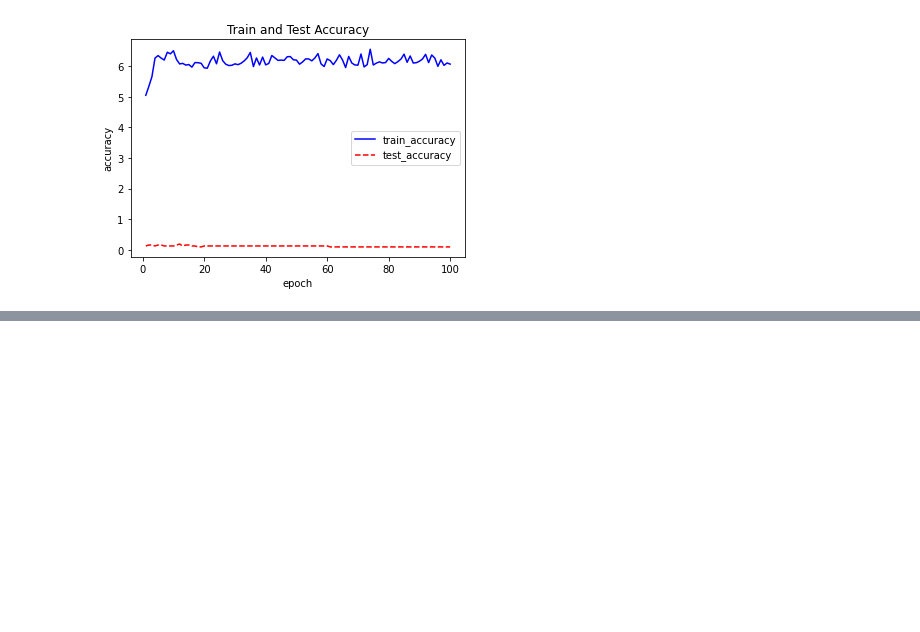
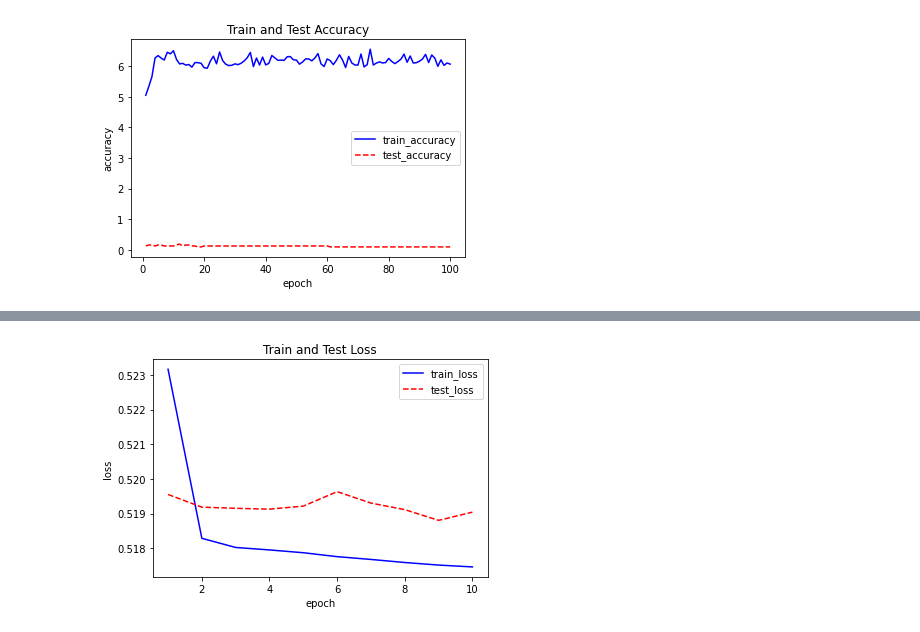
Before and after one commit to Vinnesta/l45-music-gnn, a Jupyter notebook: L45_Mozart_is_a_GNN.ipynb, the cells around one changed output, grey strips where cells are left out. Cells and saved outputs as stored; diff of their text form; code cells hidden in the pictures; blank space fills up the shorter version.

Commit message:
Create the data processing pipeline and run initial tests

```diff
--- a/L45_Mozart_is_a_GNN.ipynb
+++ b/L45_Mozart_is_a_GNN.ipynb
@@ -146,22 +360,27 @@ from sklearn.model_selection import train_test_split
 from torch.utils.data import TensorDataset
 from torch.utils.data import DataLoader
 
-data_X = torch.stack([d[0] for d in data])
-y = torch.stack([d[1] for d in data])
-#print(y.shape)
+data_X = torch.stack([d[0] for d in train_data])
+print(data_X.shape)
+y = torch.stack([d[1] for d in train_data])
+data_Y = y.squeeze(-1)
+'''
+To create a multi-class label:
+
 data_Y = np.zeros((y.shape[0],y.shape[1],2))
 for i,nodes in enumerate(y):
   for j,node in enumerate(nodes):
     data_Y[i][j][int(node)] = 1.0
 data_Y = torch.tensor(data_Y)
-X_train, X_test, y_train, y_test = train_test_split(data_X, data_Y, test_size=0.33, random_state=42)
+'''
+X_train, X_test, y_train, y_test = train_test_split(data_X, data_Y, test_size=0.2, random_state=42)
 print(X_train.shape)
 print(y_train.shape)
 
 train_dataset = TensorDataset(X_train, y_train)
 valid_dataset = TensorDataset(X_test, y_test)
 
-batch_size = 8
+batch_size = 32
 train_dataloader = DataLoader(train_dataset, batch_size=batch_size, shuffle=True)
 valid_dataloader = DataLoader(valid_dataset, batch_size=batch_size, shuffle=False)
 # %% [output]
@@ -188,7 +407,8 @@ class SimpleModel01(nn.Module):
         y_hat = F.log_softmax(x)
         return y_hat
 # %%
-net = SimpleModel01(toy_adj_mat,time_steps, output_dim=2).to(device)
+#net = SimpleModel01(toy_adj_mat,time_steps, output_dim=2).to(device)
+net = SimpleModel01(A,window_size, output_dim=2).to(device)
 criterion = nn.CrossEntropyLoss()
 optimizer = torch.optim.Adam(net.parameters(), lr=0.01)
 epoch = 100
@@ -751,0 +873,76 @@ compressed = compress_tensor(midi_tensor, compress_factor, "majority")
+# %%
+net = MultiGCN(A,window_size, output_dim=1).to(device)
+pos_weight = torch.ones([new_num_notes]) * 10
+criterion = nn.BCEWithLogitsLoss(pos_weight=pos_weight)
+optimizer = torch.optim.Adam(net.parameters(), lr=0.001)
+epoch = 10
+
+# learnig loop
+# Training
+train_loss_list = []
+train_acc_list = []
+test_loss_list = []
+test_acc_list = []
+
+for i in range(epoch):
+    print("\n------------------------------------------------------")
+    print("epoch {}/{}".format(i+1,epoch))
+
+    train_loss = 0
+    train_acc = 0
+    test_loss = 0
+    test_acc = 0
+
+    net.train()
+    for data,label in train_dataloader:
+        data = data.to(device)
+        label = label.to(device)
+        optimizer.zero_grad()
+        y_pred_prob = net(data)
+        loss = criterion(y_pred_prob,label)
+        loss.backward()
+        optimizer.step()
+        train_loss += loss.item()
+        y_pred = torch.round(torch.sigmoid(y_pred_prob))
+        train_acc += torch.count_nonzero(torch.all(torch.eq(label, y_pred), dim=1)).item() / len(label)
+    batch_train_loss = train_loss/len(train_dataloader)
+    batch_train_acc = train_acc/len(train_dataloader)
+
+    net.eval()
+    with torch.no_grad():
+        for data,label in valid_dataloader:
+            data = data.to(device)
+            label = label.to(device)
+            y_pred_prob = net(data)
+            loss = criterion(y_pred_prob,label)
+            test_loss += loss.item()
+            y_pred = torch.round(torch.sigmoid(y_pred_prob))
+            label_max = torch.max(label)
+            test_acc += torch.count_nonzero(torch.all(torch.eq(label, y_pred), dim=1)).item() / len(label)
+    batch_test_loss = test_loss/len(valid_dataloader)
+    batch_test_acc = test_acc/len(valid_dataloader)
+    print("Train_Loss: {:.4f} Train_Acc: {:.4f}".format(batch_train_loss, batch_train_acc))
+    print("Test_Loss: {:.4f} Test_Acc: {:.4f}".format(batch_test_loss,batch_test_acc))
+
+    train_loss_list.append(batch_train_loss)
+    train_acc_list.append(batch_train_acc)
+    test_loss_list.append(batch_test_loss)
+    test_acc_list.append(batch_test_acc)
+
+# visualizing training process
+plt.figure()
+plt.title("Train and Test Loss")
+plt.xlabel("epoch")
+plt.ylabel("loss")
+plt.plot(range(1,epoch+1),train_loss_list,color="b",linestyle="-",label="train_loss")
+plt.plot(range(1,epoch+1),test_loss_list,color="r",linestyle="--",label="test_loss")
+plt.legend()
+plt.figure()
+plt.title("Train and Test Accuracy")
+plt.xlabel("epoch")
+plt.ylabel("accuracy")
+plt.plot(range(1,epoch+1),train_acc_list,color="b",linestyle="-",label="train_accuracy")
+plt.plot(range(1,epoch+1),test_acc_list,color="r",linestyle="--",label="test_accuracy")
+plt.legend()
+plt.show()
+# %% [output]
@@ -751,0 +966 @@ compressed = compress_tensor(midi_tensor, compress_factor, "majority")
+[figure, added]
```
Also changed, not shown: parts of 43 cells of this notebook.
